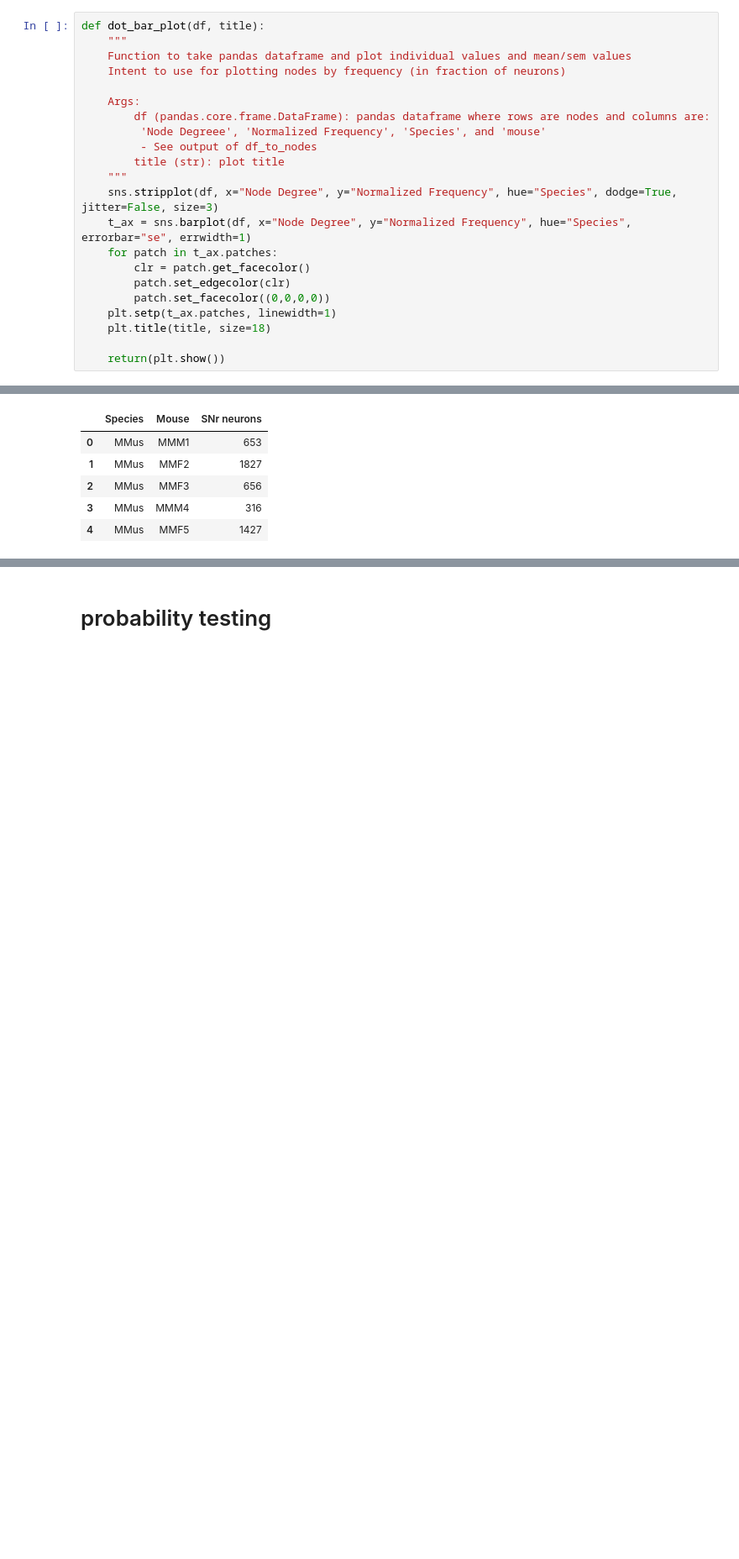
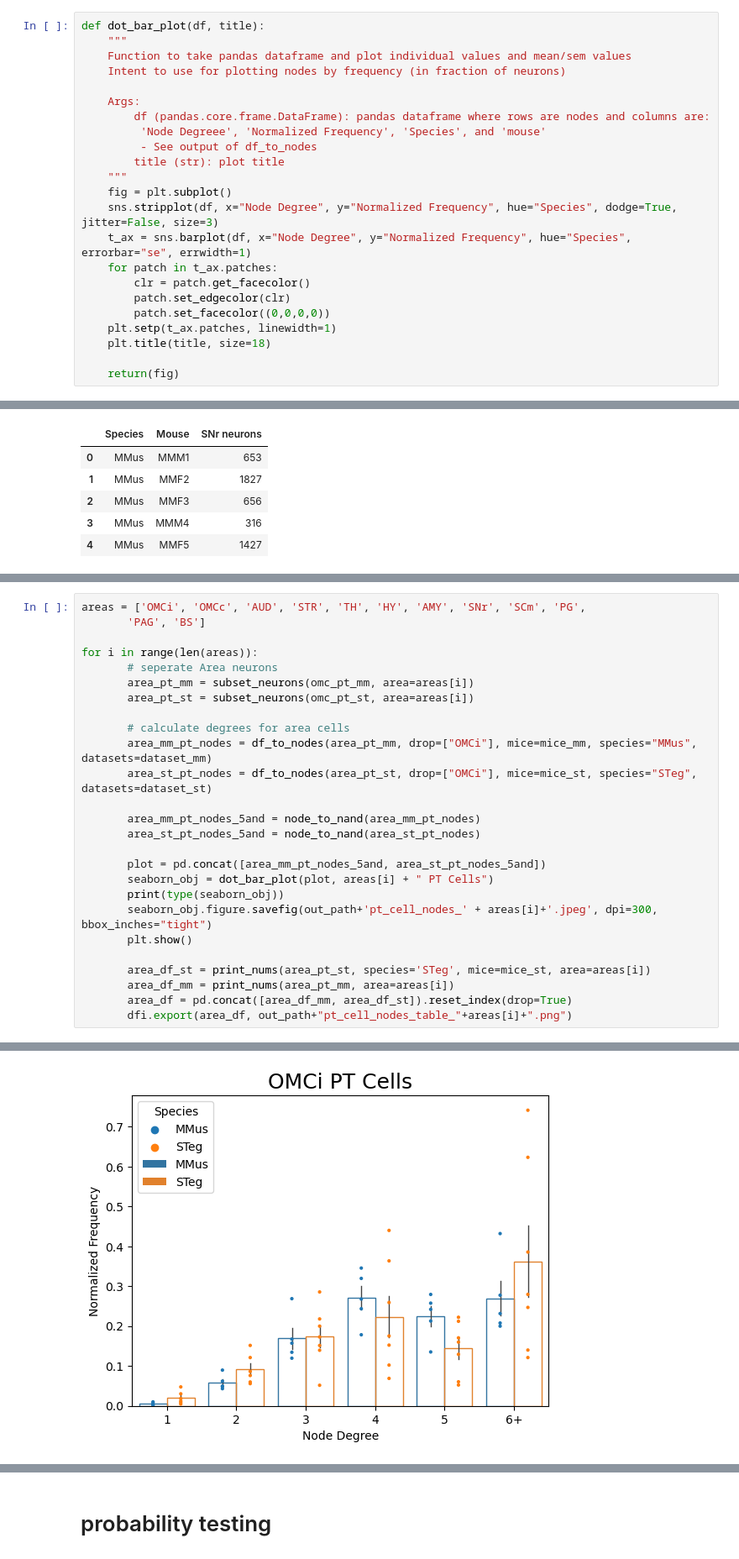
Before and after one commit to eisko/MAPseq_analysis, a Jupyter notebook: M194_M220_OMC_SC2.ipynb, the cells around one changed output, grey strips where cells are left out. Shown at 84% size. Saved outputs shown, nothing was run; the diff lists cells and outputs as text; blank space fills up the shorter version.

```diff
--- a/M194_M220_OMC_SC2.ipynb
+++ b/M194_M220_OMC_SC2.ipynb
@@ -142,6 +145,7 @@ def dot_bar_plot(df, title):
          - See output of df_to_nodes
         title (str): plot title
     """
+    fig = plt.subplot()
     sns.stripplot(df, x="Node Degree", y="Normalized Frequency", hue="Species", dodge=True, jitter=False, size=3)
     t_ax = sns.barplot(df, x="Node Degree", y="Normalized Frequency", hue="Species", errorbar="se", errwidth=1)
     for patch in t_ax.patches:
@@ -151,7 +155,7 @@ def dot_bar_plot(df, title):
     plt.setp(t_ax.patches, linewidth=1)
     plt.title(title, size=18)
 
-    return(plt.show())
+    return(fig)
 # %%
 def node_to_nand(node_df, cutoff=5):
     """
@@ -425,0 +432,27 @@ OMCi TO SNr NEURONS
+# %%
+areas = ['OMCi', 'OMCc', 'AUD', 'STR', 'TH', 'HY', 'AMY', 'SNr', 'SCm', 'PG',
+       'PAG', 'BS']
+
+for i in range(len(areas)):
+       # seperate Area neurons
+       area_pt_mm = subset_neurons(omc_pt_mm, area=areas[i])
+       area_pt_st = subset_neurons(omc_pt_st, area=areas[i])
+
+       # calculate degrees for area cells
+       area_mm_pt_nodes = df_to_nodes(area_pt_mm, drop=["OMCi"], mice=mice_mm, species="MMus", datasets=dataset_mm)
+       area_st_pt_nodes = df_to_nodes(area_pt_st, drop=["OMCi"], mice=mice_st, species="STeg", datasets=dataset_st)
+
+       area_mm_pt_nodes_5and = node_to_nand(area_mm_pt_nodes)
+       area_st_pt_nodes_5and = node_to_nand(area_st_pt_nodes)
+
+       plot = pd.concat([area_mm_pt_nodes_5and, area_st_pt_nodes_5and])
+       seaborn_obj = dot_bar_plot(plot, areas[i] + " PT Cells")
+       print(type(seaborn_obj))
+       seaborn_obj.figure.savefig(out_path+'pt_cell_nodes_' + areas[i]+'.jpeg', dpi=300, bbox_inches="tight")
+       plt.show()
+
+       area_df_st = print_nums(area_pt_st, species='STeg', mice=mice_st, area=areas[i])
+       area_df_mm = print_nums(area_pt_mm, area=areas[i])
+       area_df = pd.concat([area_df_mm, area_df_st]).reset_index(drop=True)
+       dfi.export(area_df, out_path+"pt_cell_nodes_table_"+areas[i]+".png")
+# %% [output]
@@ -425,0 +460 @@ OMCi TO SNr NEURONS
+[figure, added]
```
Also changed, not shown: parts of 3 cells of this notebook.
